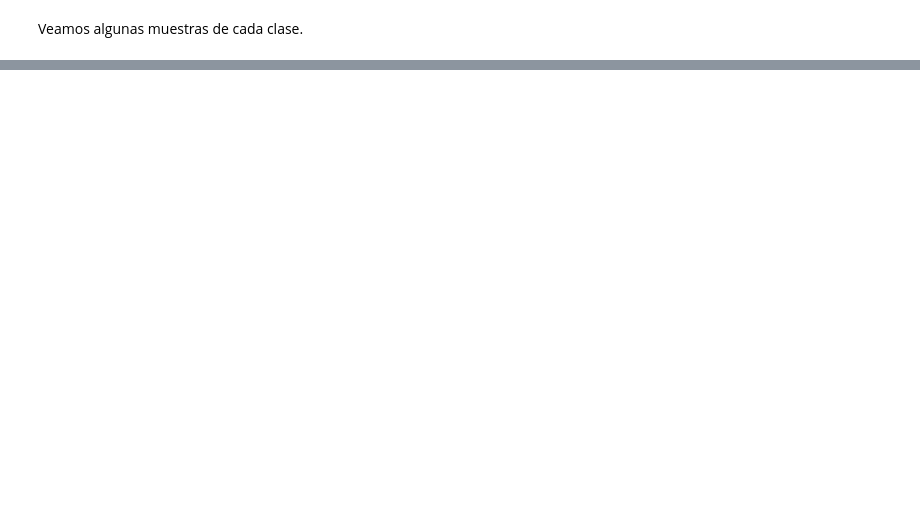
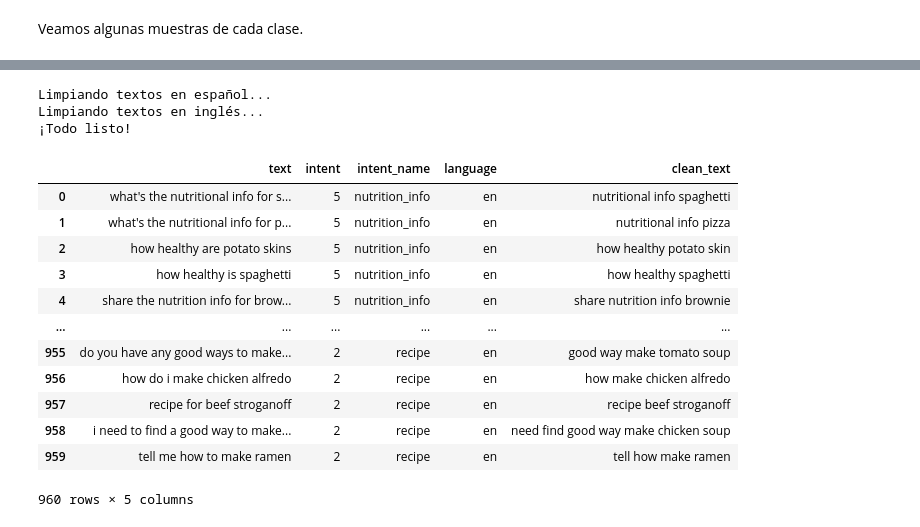
Before and after one commit to antoniommff/pln-faq-assistant, a Jupyter notebook: Nuevo_Dataset.ipynb, the cells around one changed output, grey strips where cells are left out. Saved outputs shown, nothing was run; the diff lists cells and outputs as text; code cells hidden in the pictures; blank space fills up the shorter version.

```diff
--- a/Nuevo_Dataset.ipynb
+++ b/Nuevo_Dataset.ipynb
@@ -222,0 +343,6 @@ for intencion in intenciones_cocina:
+# %%
+import pandas as pd
+
+# Cargar los conjuntos de datos
+data_train = pd.read_csv('data_train.csv')
+data_test = pd.read_csv('data_test.csv')
@@ -222,0 +367,6 @@ for intencion in intenciones_cocina:
+# %%
+data_train_es = data_train[data_train['language'] == 'es'].copy()
+data_test_es = data_test[data_test['language'] == 'es'].copy()
+
+data_train_en = data_train[data_train['language'] == 'en'].copy()
+data_test_en = data_test[data_test['language'] == 'en'].copy()
@@ -222,0 +684,32 @@ for intencion in intenciones_cocina:
+# %%
+# --- ESPAÑOL ---
+print("Limpiando textos en español...")
+data_train_es['clean_text'] = data_train_es['text'].apply(lambda x: procesar_texto(str(x), lang='es', is_predict=False))
+data_test_es['clean_text'] = data_test_es['text'].apply(lambda x: procesar_texto(str(x), lang='es', is_predict=False))
+
+# --- INGLÉS ---
+print("Limpiando textos en inglés...")
+data_train_en['clean_text'] = data_train_en['text'].apply(lambda x: procesar_texto(str(x), lang='en', is_predict=False))
+data_test_en['clean_text'] = data_test_en['text'].apply(lambda x: procesar_texto(str(x), lang='en', is_predict=False))
+
+print("¡Todo listo!")
+# %% [output]
+Limpiando textos en español...
+Limpiando textos en inglés...
+¡Todo listo!
+# %%
+data_train_en
+# %% [output]
+|  | text | intent | intent_name | language | clean_text |
+| 0 | what's the nutritional info for s... | 5 | nutrition_info | en | nutritional info spaghetti |
+| 1 | what's the nutritional info for p... | 5 | nutrition_info | en | nutritional info pizza |
+| 2 | how healthy are potato skins | 5 | nutrition_info | en | how healthy potato skin |
+| 3 | how healthy is spaghetti | 5 | nutrition_info | en | how healthy spaghetti |
+| 4 | share the nutrition info for brow... | 5 | nutrition_info | en | share nutrition info brownie |
+| ... | ... | ... | ... | ... | ... |
+| 955 | do you have any good ways to make... | 2 | recipe | en | good way make tomato soup |
+| 956 | how do i make chicken alfredo | 2 | recipe | en | how make chicken alfredo |
+| 957 | recipe for beef stroganoff | 2 | recipe | en | recipe beef stroganoff |
+| 958 | i need to find a good way to make... | 2 | recipe | en | need find good way make chicken soup |
+| 959 | tell me how to make ramen | 2 | recipe | en | tell how make ramen |
+960 rows × 5 columns
```
Also changed, not shown: parts of 65 cells of this notebook, 2 other files.
